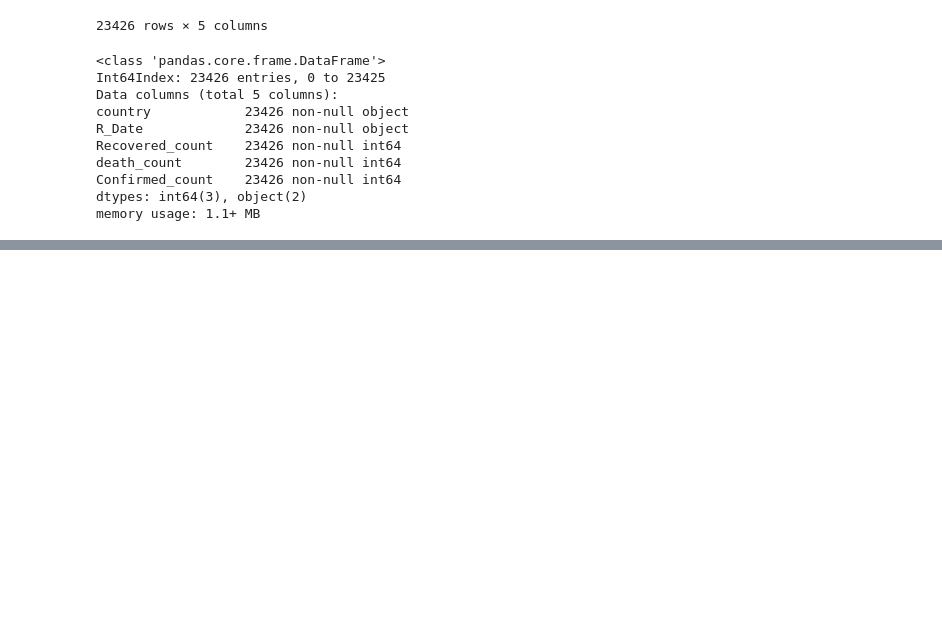
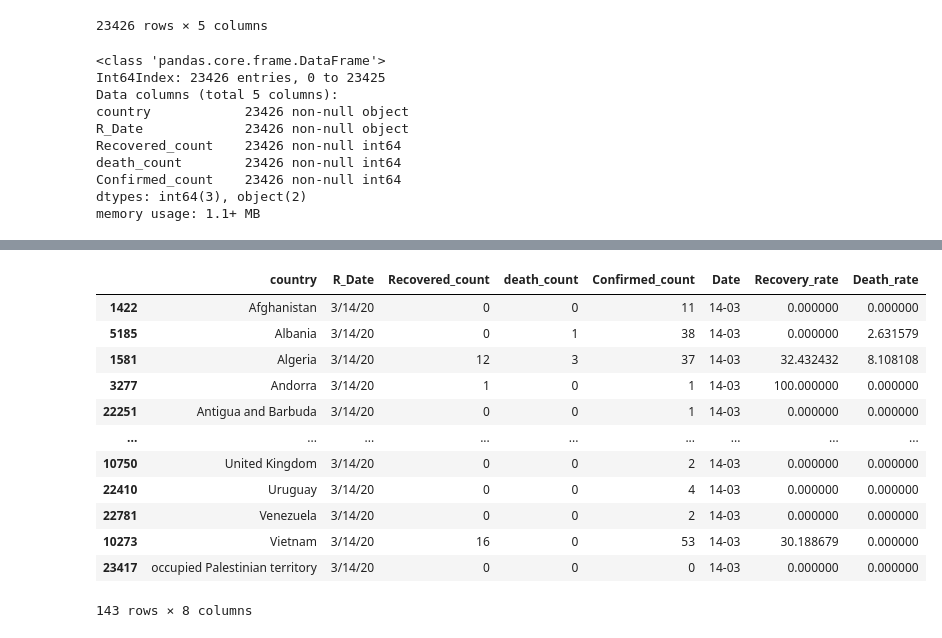
Before and after one commit to radhika1112/Real-time-COVID-19-analysis, a Jupyter notebook: COVID_19_Analysis_on_real_time_data.ipynb, the cells around one changed output, grey strips where cells are left out. Cells and saved outputs as stored; diff of their text form; code cells hidden in the pictures; blank space fills up the shorter version.

```diff
--- a/COVID_19_Analysis_on_real_time_data.ipynb
+++ b/COVID_19_Analysis_on_real_time_data.ipynb
@@ -266,0 +302,16 @@ plt.title("COVID-19 status in Italy from 23rd Feb till today", y=1.0, fontsize=2
+# %%
+rate.sort_values('country')
+# %% [output]
+|  | country | R_Date | Recovered_count | death_count | Confirmed_count | Date | Recovery_rate | Death_rate |
+| 1422 | Afghanistan | 3/14/20 | 0 | 0 | 11 | 14-03 | 0.000000 | 0.000000 |
+| 5185 | Albania | 3/14/20 | 0 | 1 | 38 | 14-03 | 0.000000 | 2.631579 |
+| 1581 | Algeria | 3/14/20 | 12 | 3 | 37 | 14-03 | 32.432432 | 8.108108 |
+| 3277 | Andorra | 3/14/20 | 1 | 0 | 1 | 14-03 | 100.000000 | 0.000000 |
+| 22251 | Antigua and Barbuda | 3/14/20 | 0 | 0 | 1 | 14-03 | 0.000000 | 0.000000 |
+| ... | ... | ... | ... | ... | ... | ... | ... | ... |
+| 10750 | United Kingdom | 3/14/20 | 0 | 0 | 2 | 14-03 | 0.000000 | 0.000000 |
+| 22410 | Uruguay | 3/14/20 | 0 | 0 | 4 | 14-03 | 0.000000 | 0.000000 |
+| 22781 | Venezuela | 3/14/20 | 0 | 0 | 2 | 14-03 | 0.000000 | 0.000000 |
+| 10273 | Vietnam | 3/14/20 | 16 | 0 | 53 | 14-03 | 30.188679 | 0.000000 |
+| 23417 | occupied Palestinian territory | 3/14/20 | 0 | 0 | 0 | 14-03 | 0.000000 | 0.000000 |
+143 rows × 8 columns
```
Also changed, not shown: parts of 17 cells of this notebook.
